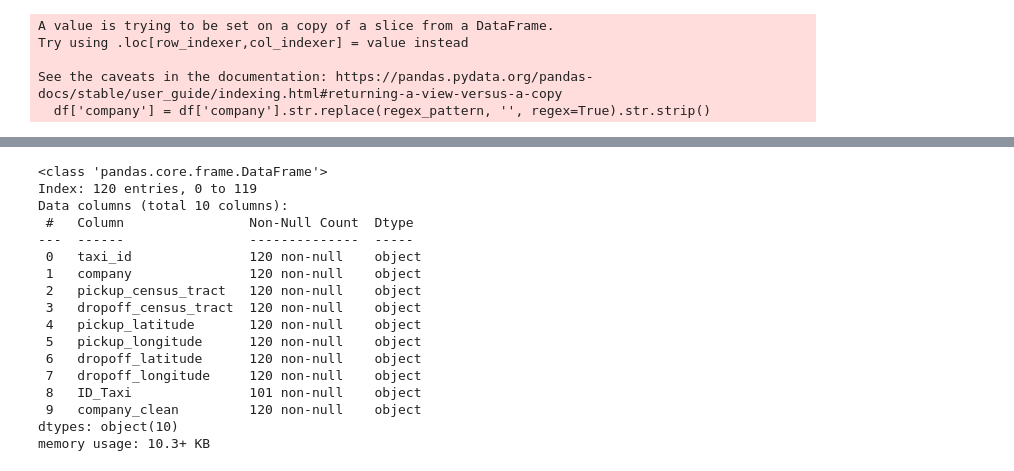
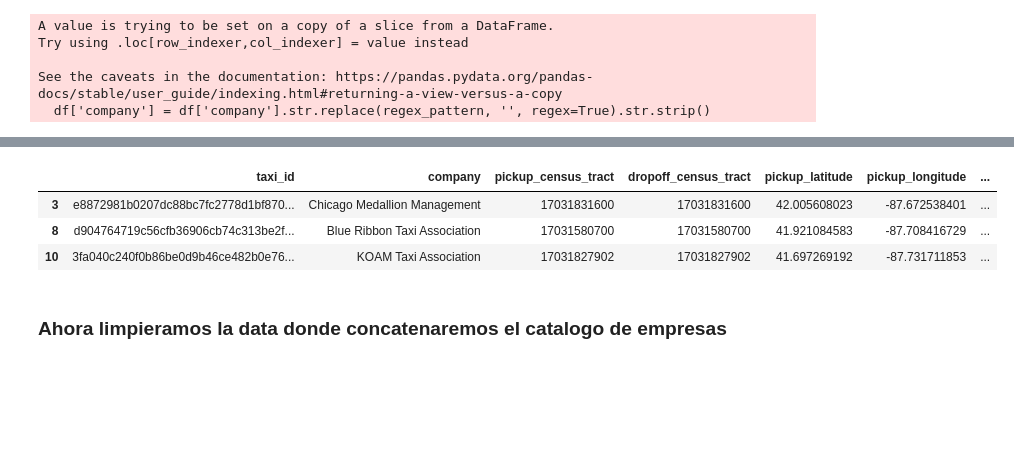
Before and after one commit to JairAmaro/Portafolio, a Jupyter notebook: Taxi Chicago GCP/Taxi_chicago.ipynb, the cells around one changed output, grey strips where cells are left out. Drawn from its saved outputs; the diff is of its cells as text; code cells hidden in the pictures; blank space fills up the shorter version.

Commit message:
[Chicago][Clean] Clean process data

```diff
--- a/Taxi Chicago GCP/Taxi_chicago.ipynb
+++ b/Taxi Chicago GCP/Taxi_chicago.ipynb
@@ -67,7 +93,7 @@ df_nan
 # %%
 def drop_terminology(df):
     # Definir las palabras a eliminar
-    palabras_a_eliminar = ['Cab', 'Co', 'Inc', 'Corp']
+    palabras_a_eliminar = ['Cab', 'Co', 'Inc', 'Corp', 'inc', 'llc', 'LLC', 'Inc.', 'Corp.', 'Group', 'Group,']
     df['company'] = df['company'].str.rstrip('.')
     df = df.dropna()
     # Crear una expresión regular que coincida con cualquier palabra en la lista
@@ -110,6 +120,14 @@ def clean_df_map(df):
     df['ID_Taxi'] = split_columns.apply(lambda x: x[0].strip() if len(x) > 1 else None)
     df['company_clean'] = split_columns.apply(lambda x: x[1].strip() if len(x) > 1 else x[0].strip())
 
-    df['company'] = split_columns.apply(lambda x: x[1].strip() if len(x) > 1 else x[0].strip())
+    # Para saber como se hizo los strip a company no la alteraremo
+    #df['company'] = split_columns.apply(lambda x: x[1].strip() if len(x) > 1 else x[0].strip())
+
+    # eliminar los ID de 5 digitos normalmente son 4 pero re por que hay valores alfa numerioc sy no queremos eliminarlos compañias que tengan 5 digitos como nombre
+    df['company_clean'] = df['company_clean'].apply(lambda x: re.sub(r'\b\d{5} ', '', x))
+
+    # Hay compañias que solo tienen el ID bien, solo pondremo sin nombre y su ID ya que no se puede identificar
+    df['company_clean'] = df.apply(lambda row: f"Sin nombre {row['ID_Taxi']}" if re.fullmatch(r'\d+', row['company_clean']) else row['company_clean'], axis=1)
 
     return df
+df = clean_df_map(df)
@@ -118,20 +134,8 @@ df = clean_df_map(df)
-# %%
-df.info()
-# %% [output]
-<class 'pandas.core.frame.DataFrame'>
-Index: 120 entries, 0 to 119
-Data columns (total 10 columns):
- #   Column                Non-Null Count  Dtype
----  ------                --------------  -----
- 0   taxi_id               120 non-null    object
- 1   company               120 non-null    object
- 2   pickup_census_tract   120 non-null    object
- 3   dropoff_census_tract  120 non-null    object
- 4   pickup_latitude       120 non-null    object
- 5   pickup_longitude      120 non-null    object
- 6   dropoff_latitude      120 non-null    object
- 7   dropoff_longitude     120 non-null    object
- 8   ID_Taxi               101 non-null    object
- 9   company_clean         120 non-null    object
-dtypes: object(10)
-memory usage: 10.3+ KB
+# %%
+taxi_id_nan = df[pd.isna(df['ID_Taxi'])]
+taxi_id_nan.head(3)
+# %% [output]
+|  | taxi_id | company | pickup_census_tract | dropoff_census_tract | pickup_latitude | pickup_longitude | ... |
+| 3 | e8872981b0207dc88bc7fc2778d1bf870... | Chicago Medallion Management | 17031831600 | 17031831600 | 42.005608023 | -87.672538401 | ... |
+| 8 | d904764719c56cfb36906cb74c313be2f... | Blue Ribbon Taxi Association | 17031580700 | 17031580700 | 41.921084583 | -87.708416729 | ... |
+| 10 | 3fa040c240f0b86be0d9b46ce482b0e76... | KOAM Taxi Association | 17031827902 | 17031827902 | 41.697269192 | -87.731711853 | ... |
@@ -138,3 +161,5 @@ memory usage: 10.3+ KB
+# %% [markdown]
+### Ahora limpieramos la data donde concatenaremos el catalogo de empresas
 # %%
 def clean_data_taxis(prueba):
     # Rellenar 'taxi_id' con el valor de 'company' cuando 'taxi_id' es NaN, nulo, espacio en blanco o vacío
```
Also changed, not shown: parts of 17 cells of this notebook.
